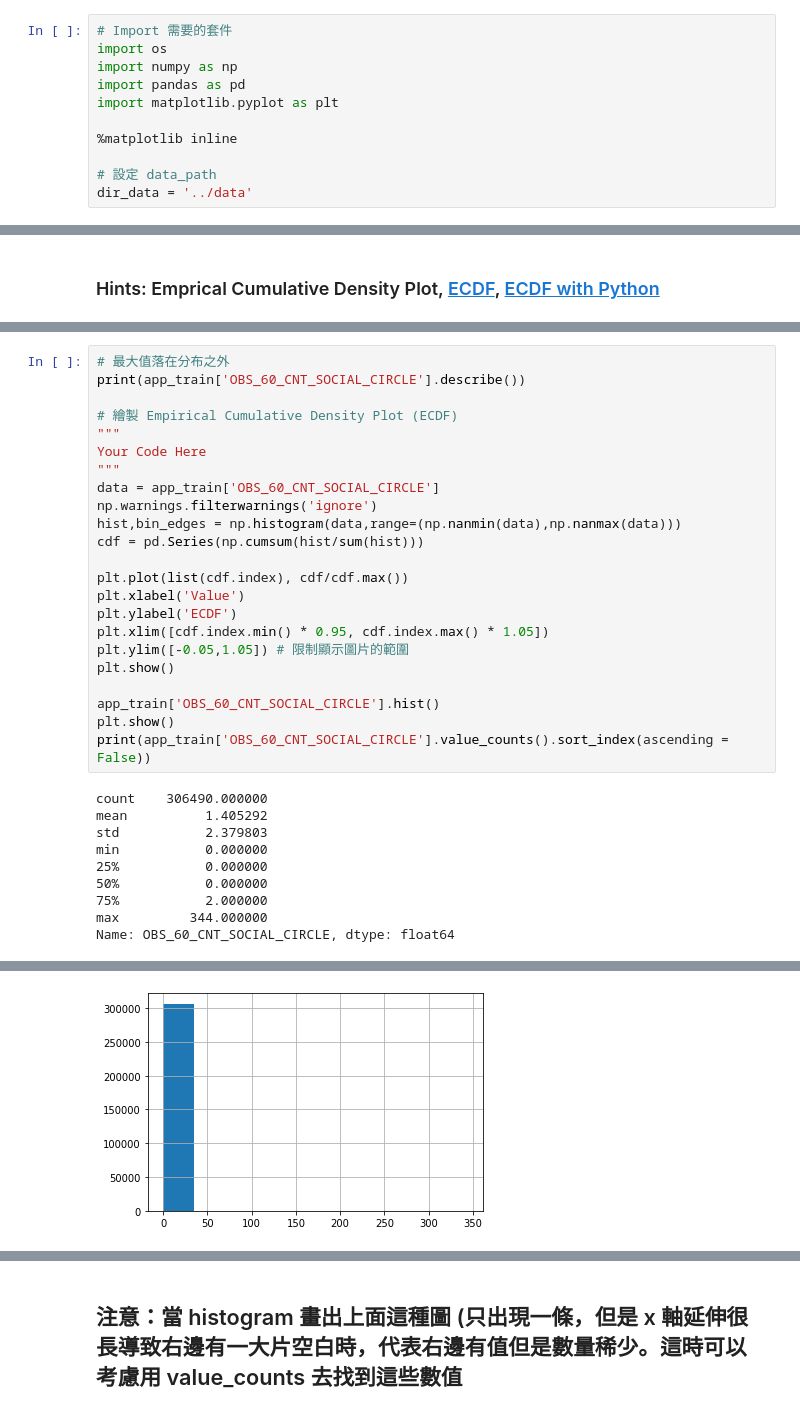
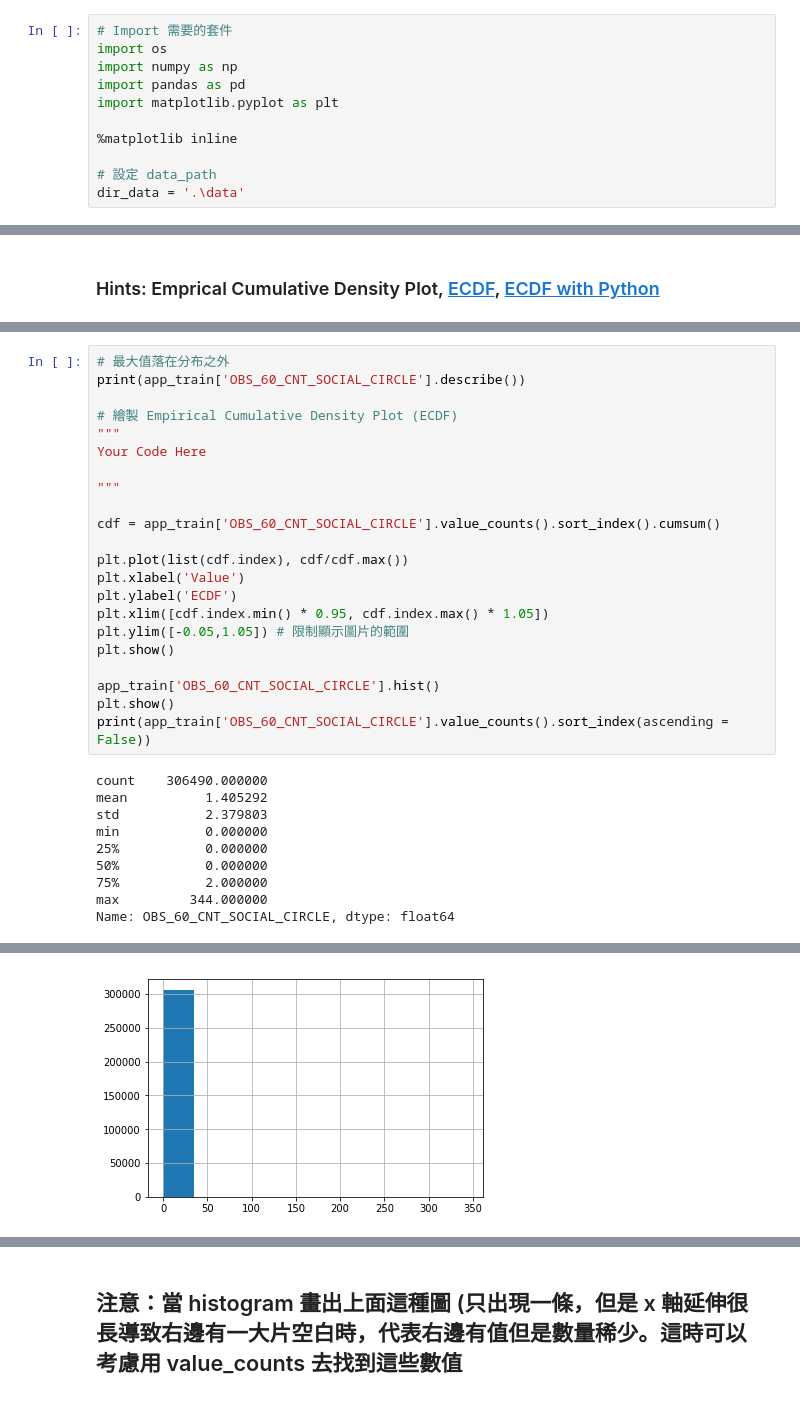
Before and after one commit to capslook1218/4th-ML100Days, a Jupyter notebook: homework/Day_009_HW.ipynb, the cells around one changed output, grey strips where cells are left out. Drawn from its saved outputs; the diff is of its cells as text.

```diff
--- a/homework/Day_009_HW.ipynb
+++ b/homework/Day_009_HW.ipynb
@@ -20,7 +20,7 @@ import matplotlib.pyplot as plt
 %matplotlib inline
 
 # 設定 data_path
-dir_data = '../data'
+dir_data = '.\data'
 # %%
 f_app = os.path.join(dir_data, 'application_train.csv')
 print('Path of read in data: %s' % (f_app))
@@ -171,11 +160,10 @@ print(app_train['OBS_60_CNT_SOCIAL_CIRCLE'].describe())
 # 繪製 Empirical Cumulative Density Plot (ECDF)
 """
 Your Code Here
+
 """
-data = app_train['OBS_60_CNT_SOCIAL_CIRCLE']
-np.warnings.filterwarnings('ignore')
-hist,bin_edges = np.histogram(data,range=(np.nanmin(data),np.nanmax(data)))
-cdf = pd.Series(np.cumsum(hist/sum(hist)))
+
+cdf = app_train['OBS_60_CNT_SOCIAL_CIRCLE'].value_counts().sort_index().cumsum()
 
 plt.plot(list(cdf.index), cdf/cdf.max())
 plt.xlabel('Value')
@@ -201,4 +189,4 @@ Name: OBS_60_CNT_SOCIAL_CIRCLE, dtype: float64
-[figure, old version]
+[figure, new version]
 344.0         1
 47.0          1
 30.0          1
```
Also changed, not shown: parts of 6 cells of this notebook.
